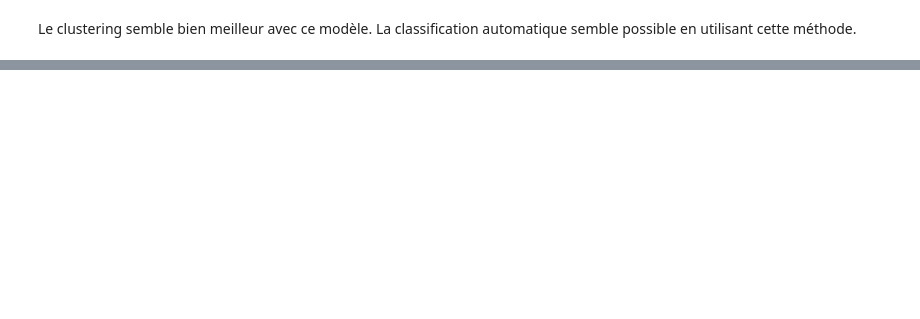
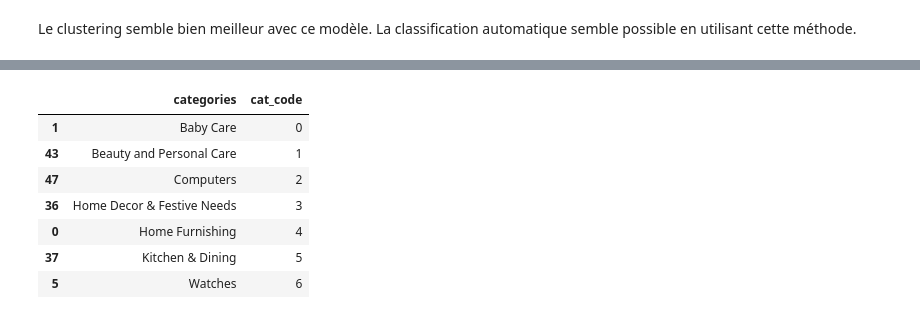
Before and after one commit to ManonVilla/OCProjet6, a Jupyter notebook: VILLA_Manon_3_CCN_Transfert_Learning.ipynb, the cells around one changed output, grey strips where cells are left out. Saved outputs shown, nothing was run; the diff lists cells and outputs as text; code cells hidden in the pictures; blank space fills up the shorter version.

```diff
--- a/VILLA_Manon_3_CCN_Transfert_Learning.ipynb
+++ b/VILLA_Manon_3_CCN_Transfert_Learning.ipynb
@@ -224,0 +361,12 @@ Le clustering semble bien meilleur avec ce modèle. La classification automatiqu
+# %%
+# df_model = pd.DataFrame(model_list)
+# df_model['categories'] = text_df['categories']
+text_df['cat_code'] = text_df['categories'].astype('category').cat.codes
+# %%
+mapping = (
+    text_df[['categories', 'cat_code']]
+    .drop_duplicates()
+    .sort_values('cat_code')
+)
+
+print(mapping)
@@ -224,0 +631,11 @@ Le clustering semble bien meilleur avec ce modèle. La classification automatiqu
+# %%
+mapping
+# %% [output]
+|  | categories | cat_code |
+| 1 | Baby Care | 0 |
+| 43 | Beauty and Personal Care | 1 |
+| 47 | Computers | 2 |
+| 36 | Home Decor & Festive Needs | 3 |
+| 0 | Home Furnishing | 4 |
+| 37 | Kitchen & Dining | 5 |
+| 5 | Watches | 6 |
```
Also changed, not shown: parts of 38 cells of this notebook, 2 other files.
